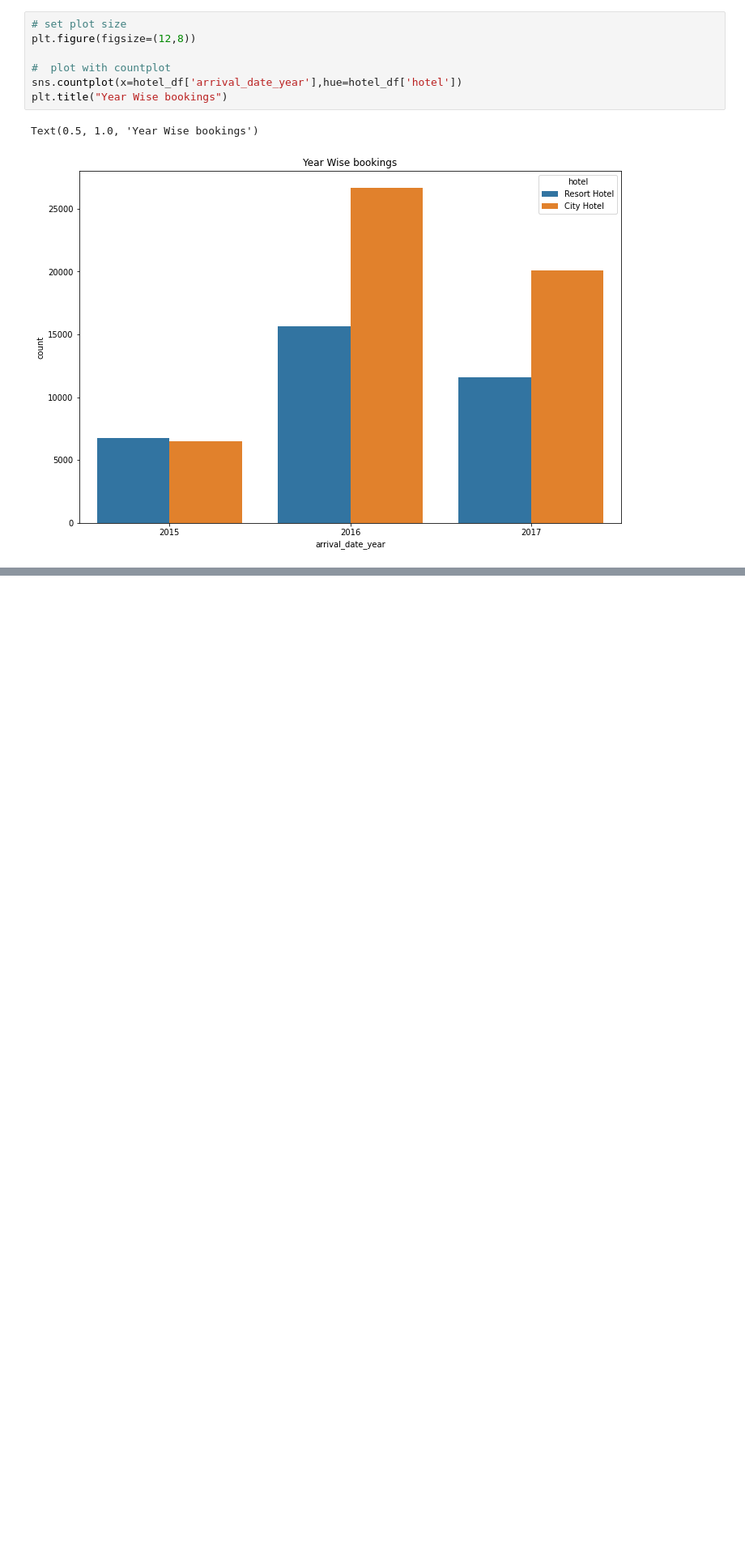
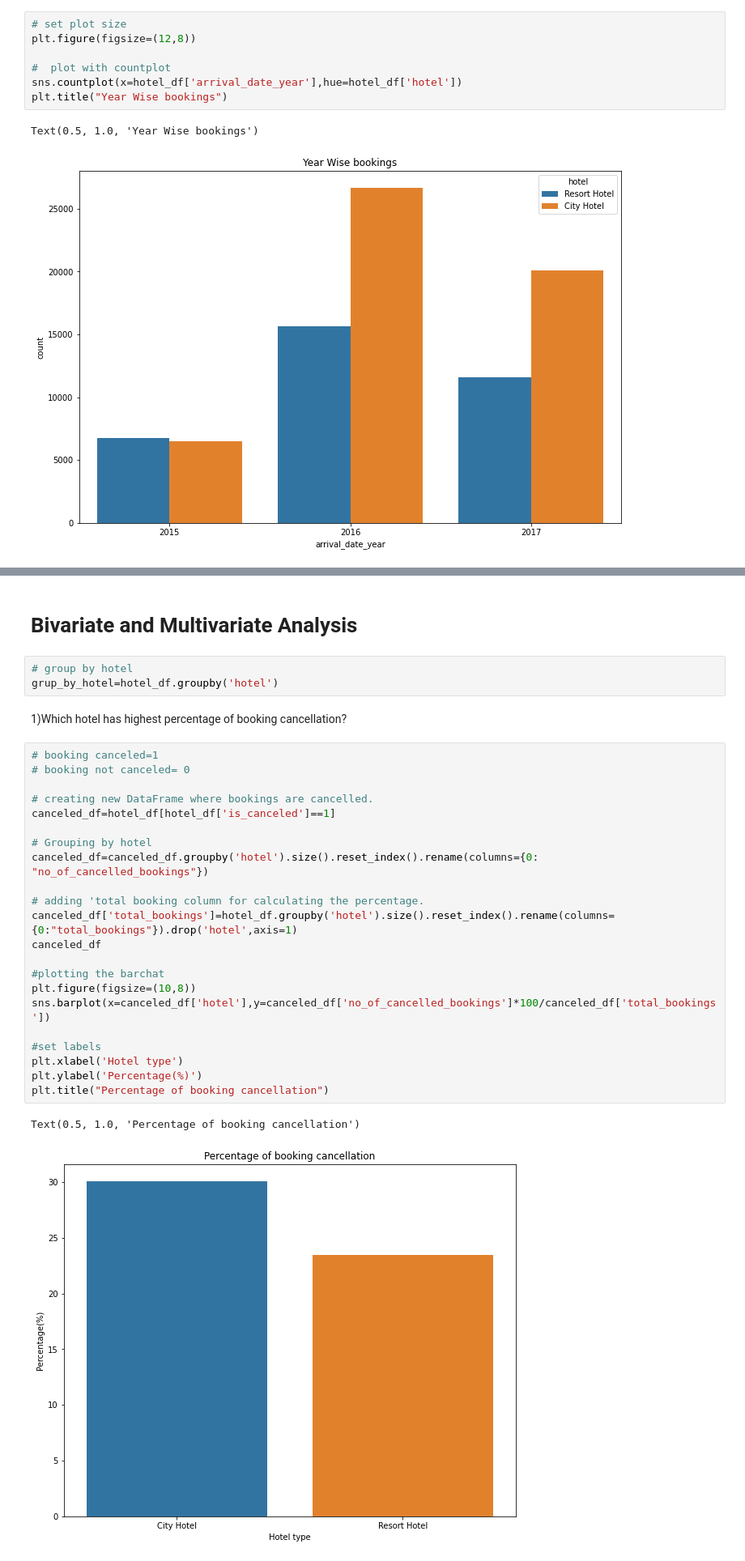
Before and after one commit to nikhilumare/hotel-booking-analysis, a Jupyter notebook: EDA_of_Hotel_Booking_Analysis_Nikhil_Umare.ipynb, the cells around one changed output, grey strips where cells are left out. Shown at 81% size. Drawn from its saved outputs; the diff is of its cells as text; blank space fills up the shorter version.

```diff
--- a/EDA_of_Hotel_Booking_Analysis_Nikhil_Umare.ipynb
+++ b/EDA_of_Hotel_Booking_Analysis_Nikhil_Umare.ipynb
@@ -614,0 +613,32 @@ overall City hotels had the most of the bookings.
+# %% [markdown]
+# Bivariate and Multivariate Analysis
+# %%
+# group by hotel
+grup_by_hotel=hotel_df.groupby('hotel')
+# %% [markdown]
+1)Which hotel has highest percentage of booking cancellation?
+# %%
+# booking canceled=1
+# booking not canceled= 0
+
+# creating new DataFrame where bookings are cancelled.
+canceled_df=hotel_df[hotel_df['is_canceled']==1]
+
+# Grouping by hotel
+canceled_df=canceled_df.groupby('hotel').size().reset_index().rename(columns={0: "no_of_cancelled_bookings"})
+
+# adding 'total booking column for calculating the percentage.
+canceled_df['total_bookings']=hotel_df.groupby('hotel').size().reset_index().rename(columns={0:"total_bookings"}).drop('hotel',axis=1)
+canceled_df
+
+#plotting the barchat
+plt.figure(figsize=(10,8))
+sns.barplot(x=canceled_df['hotel'],y=canceled_df['no_of_cancelled_bookings']*100/canceled_df['total_bookings'])
+
+#set labels
+plt.xlabel('Hotel type')
+plt.ylabel('Percentage(%)')
+plt.title("Percentage of booking cancellation")
+# %% [output]
+Text(0.5, 1.0, 'Percentage of booking cancellation')
+[figure, added]
```
Also changed, not shown: parts of 6 cells of this notebook.
